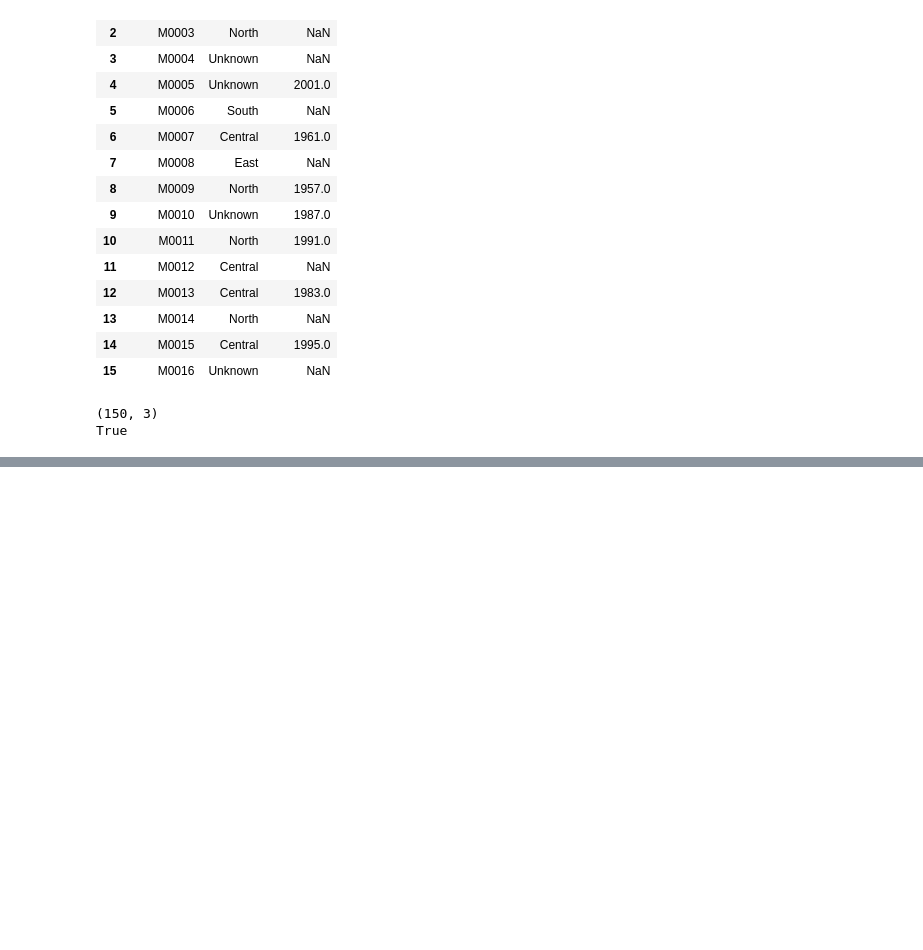
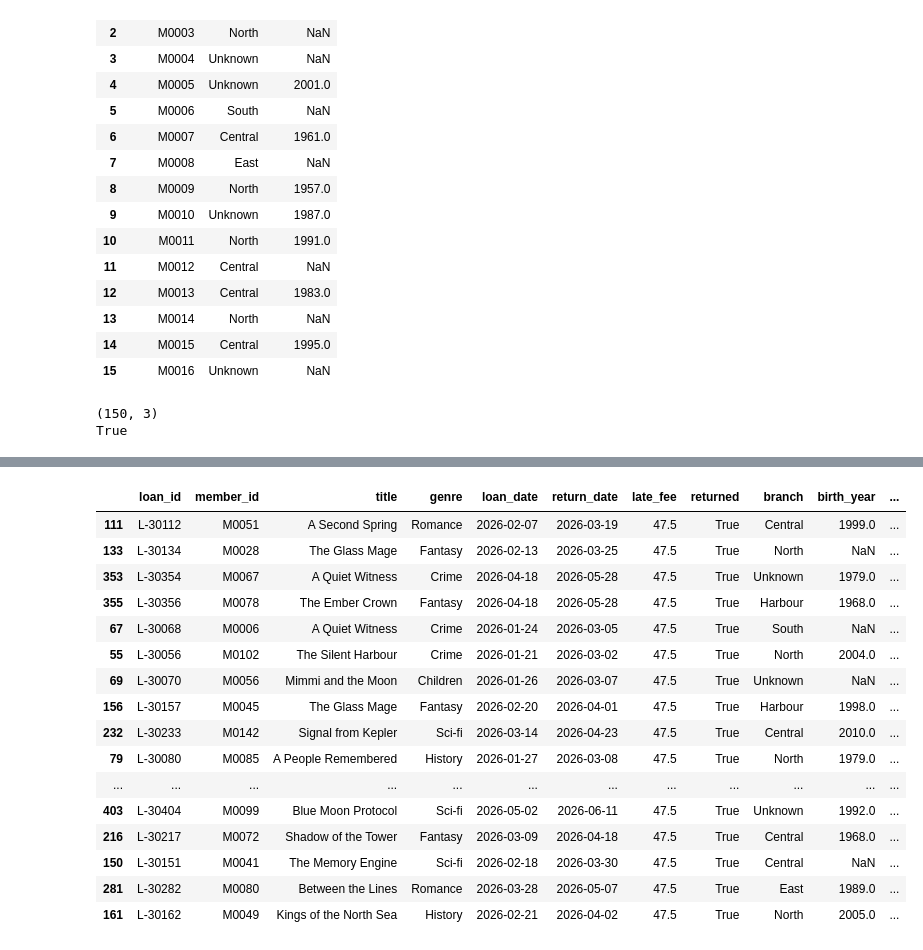
Before and after one commit to ChrisLofgreen/LABS_26-27, a Jupyter notebook: Data analysis/lab4.ipynb, the cells around one changed output, grey strips where cells are left out. Cells and saved outputs as stored; diff of their text form; code cells hidden in the pictures; blank space fills up the shorter version.

```diff
--- a/Data analysis/lab4.ipynb
+++ b/Data analysis/lab4.ipynb
@@ -483,0 +491,4 @@ True
+# %%
+merge = loans.merge(members, on='member_id', how='left', validate="many_to_one", indicator=True)
+
+merge["_merge"].value_counts()
@@ -483,0 +513,22 @@ True
+# %%
+merge["loan_days"] = merge["return_date"]- merge["loan_date"]
+
+merge.sort_values("loan_days", ascending=False).head(20)
+# %% [output]
+|  | loan_id | member_id | title | genre | loan_date | return_date | late_fee | returned | branch | birth_year | ... |
+| 111 | L-30112 | M0051 | A Second Spring | Romance | 2026-02-07 | 2026-03-19 | 47.5 | True | Central | 1999.0 | ... |
+| 133 | L-30134 | M0028 | The Glass Mage | Fantasy | 2026-02-13 | 2026-03-25 | 47.5 | True | North | NaN | ... |
+| 353 | L-30354 | M0067 | A Quiet Witness | Crime | 2026-04-18 | 2026-05-28 | 47.5 | True | Unknown | 1979.0 | ... |
+| 355 | L-30356 | M0078 | The Ember Crown | Fantasy | 2026-04-18 | 2026-05-28 | 47.5 | True | Harbour | 1968.0 | ... |
+| 67 | L-30068 | M0006 | A Quiet Witness | Crime | 2026-01-24 | 2026-03-05 | 47.5 | True | South | NaN | ... |
+| 55 | L-30056 | M0102 | The Silent Harbour | Crime | 2026-01-21 | 2026-03-02 | 47.5 | True | North | 2004.0 | ... |
+| 69 | L-30070 | M0056 | Mimmi and the Moon | Children | 2026-01-26 | 2026-03-07 | 47.5 | True | Unknown | NaN | ... |
+| 156 | L-30157 | M0045 | The Glass Mage | Fantasy | 2026-02-20 | 2026-04-01 | 47.5 | True | Harbour | 1998.0 | ... |
+| 232 | L-30233 | M0142 | Signal from Kepler | Sci-fi | 2026-03-14 | 2026-04-23 | 47.5 | True | Central | 2010.0 | ... |
+| 79 | L-30080 | M0085 | A People Remembered | History | 2026-01-27 | 2026-03-08 | 47.5 | True | North | 1979.0 | ... |
+| ... | ... | ... | ... | ... | ... | ... | ... | ... | ... | ... | ... |
+| 403 | L-30404 | M0099 | Blue Moon Protocol | Sci-fi | 2026-05-02 | 2026-06-11 | 47.5 | True | Unknown | 1992.0 | ... |
+| 216 | L-30217 | M0072 | Shadow of the Tower | Fantasy | 2026-03-09 | 2026-04-18 | 47.5 | True | Central | 1968.0 | ... |
+| 150 | L-30151 | M0041 | The Memory Engine | Sci-fi | 2026-02-18 | 2026-03-30 | 47.5 | True | Central | NaN | ... |
+| 281 | L-30282 | M0080 | Between the Lines | Romance | 2026-03-28 | 2026-05-07 | 47.5 | True | East | 1989.0 | ... |
+| 161 | L-30162 | M0049 | Kings of the North Sea | History | 2026-02-21 | 2026-04-02 | 47.5 | True | North | 2005.0 | ... |
```
Also changed, not shown: parts of 5 cells of this notebook.
